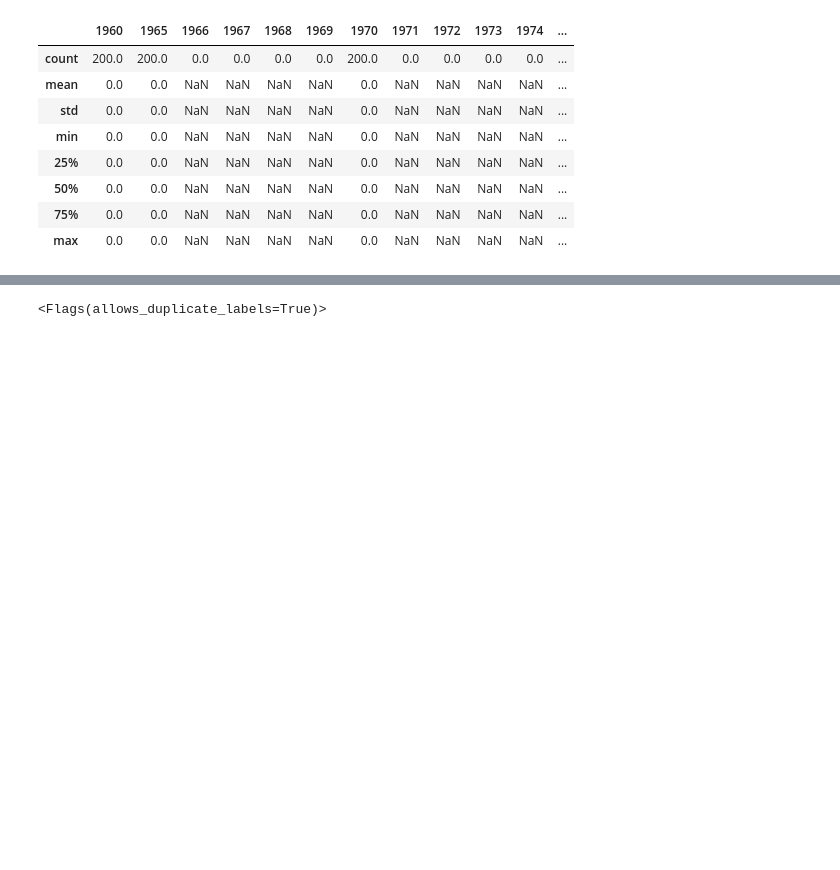
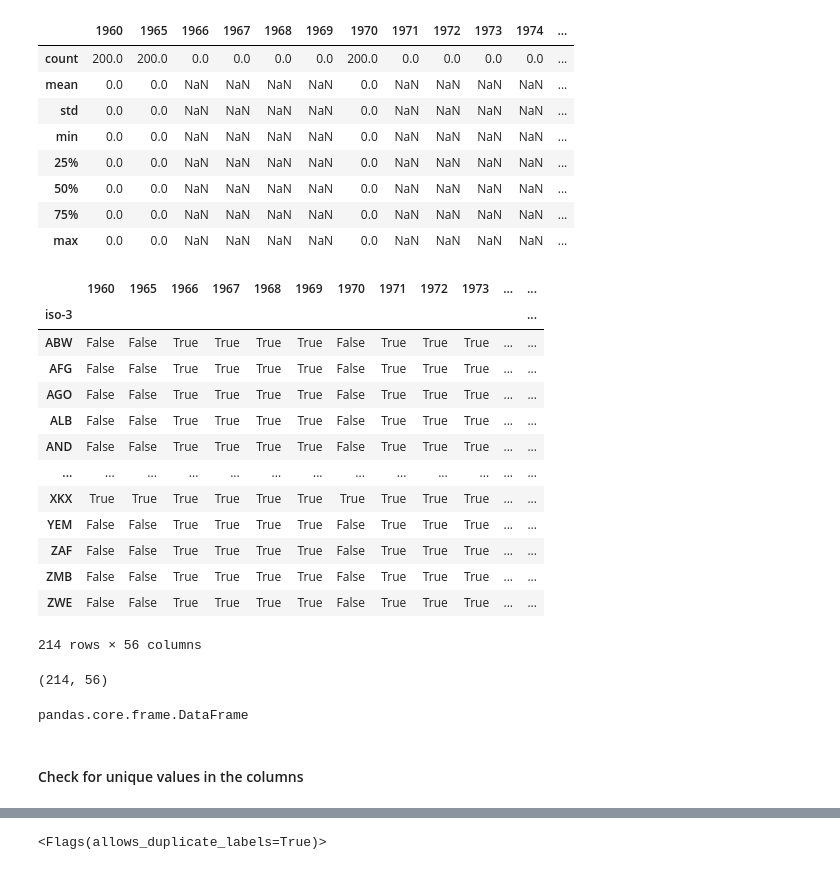
Before and after one commit to totatorbj/su-mt4007, a Jupyter notebook: HW3/HW3_investigation.ipynb, the cells around one changed output, grey strips where cells are left out. Cells and saved outputs as stored; diff of their text form; code cells hidden in the pictures; blank space fills up the shorter version.

Commit message:
HW3, last task
More work done on handling missing values. Syntax OK, columns remain.

```diff
--- a/HW3/HW3_investigation.ipynb
+++ b/HW3/HW3_investigation.ipynb
@@ -807,3 +807,20 @@ cell_phones_total_data_df.describe()
 | 50% | 0.0 | 0.0 | NaN | NaN | NaN | NaN | 0.0 | NaN | NaN | NaN | NaN | ... |
 | 75% | 0.0 | 0.0 | NaN | NaN | NaN | NaN | 0.0 | NaN | NaN | NaN | NaN | ... |
 | max | 0.0 | 0.0 | NaN | NaN | NaN | NaN | 0.0 | NaN | NaN | NaN | NaN | ... |
+# %%
+cell_phones_total_data_df.isna()
+# %% [output]
+|  | 1960 | 1965 | 1966 | 1967 | 1968 | 1969 | 1970 | 1971 | 1972 | 1973 | ... | ... |
+| iso-3 |  |  |  |  |  |  |  |  |  |  |  | ... |
+| ABW | False | False | True | True | True | True | False | True | True | True | ... | ... |
+| AFG | False | False | True | True | True | True | False | True | True | True | ... | ... |
+| AGO | False | False | True | True | True | True | False | True | True | True | ... | ... |
+| ALB | False | False | True | True | True | True | False | True | True | True | ... | ... |
+| AND | False | False | True | True | True | True | False | True | True | True | ... | ... |
+| ... | ... | ... | ... | ... | ... | ... | ... | ... | ... | ... | ... | ... |
+| XKX | True | True | True | True | True | True | True | True | True | True | ... | ... |
+| YEM | False | False | True | True | True | True | False | True | True | True | ... | ... |
+| ZAF | False | False | True | True | True | True | False | True | True | True | ... | ... |
+| ZMB | False | False | True | True | True | True | False | True | True | True | ... | ... |
+| ZWE | False | False | True | True | True | True | False | True | True | True | ... | ... |
+214 rows × 56 columns
@@ -809,0 +829,8 @@ cell_phones_total_data_df.describe()
+# %%
+nans.shape
+# %% [output]
+(214, 56)
+# %%
+type(nans)
+# %% [output]
+pandas.core.frame.DataFrame
@@ -809,0 +839,3 @@ cell_phones_total_data_df.describe()
+# %% [markdown]
+
+#### Check for unique values in the columns
```
Also changed, not shown: parts of 94 cells of this notebook.
